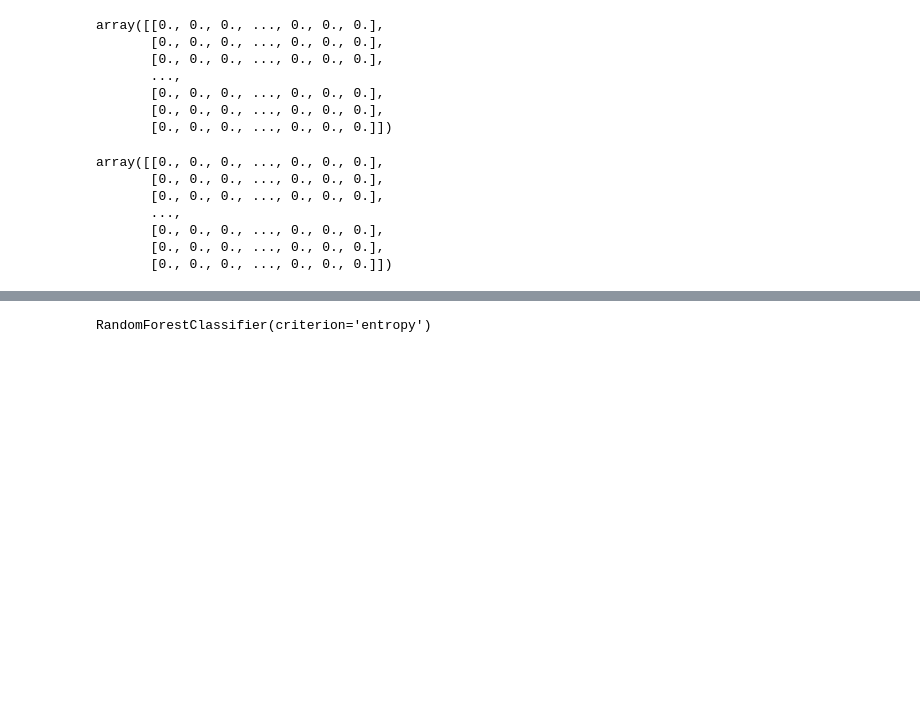
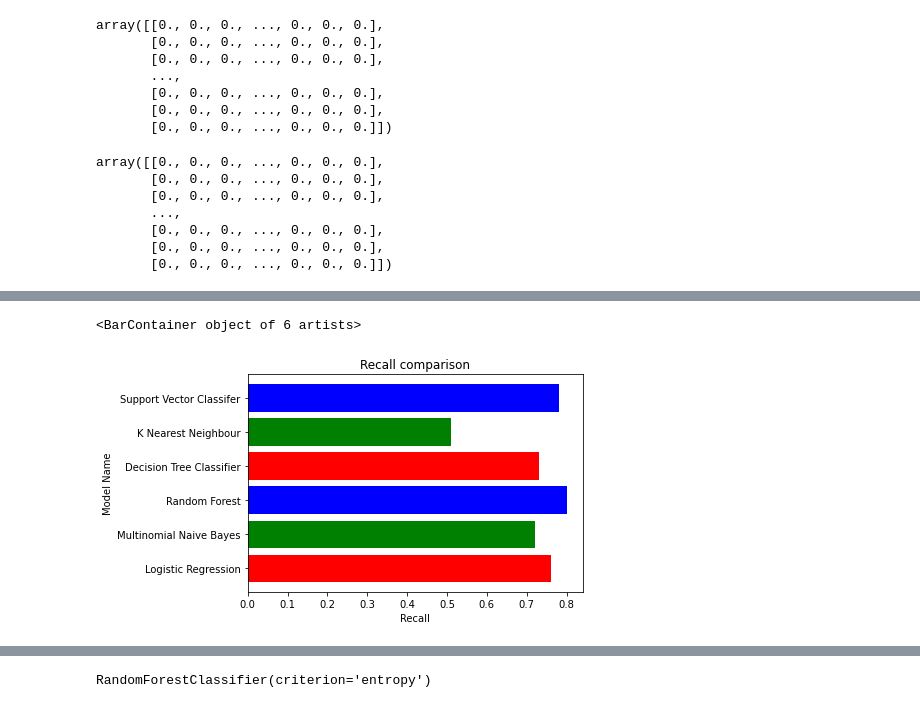
Before and after one commit to shreedhar37/cyberbullying_detection, a Jupyter notebook: all_alogrithms.ipynb, the cells around one changed output, grey strips where cells are left out. Saved outputs shown, nothing was run; the diff lists cells and outputs as text; code cells hidden in the pictures; blank space fills up the shorter version.

```diff
--- a/all_alogrithms.ipynb
+++ b/all_alogrithms.ipynb
@@ -451,0 +483,9 @@ model_performance
+# %%
+plt.xlabel("Recall")
+plt.ylabel('Model Name')
+plt.title("Recall comparison")
+plt.savefig('D:\Programming\BE PROJECT\datasets\\recall_comparison.png')
+plt.barh(model_performance['Model'], model_performance['Recall'], color= ['red', 'green', 'blue'])
+# %% [output]
+<BarContainer object of 6 artists>
+[figure, added]
```
Also changed, not shown: parts of 23 cells of this notebook.
